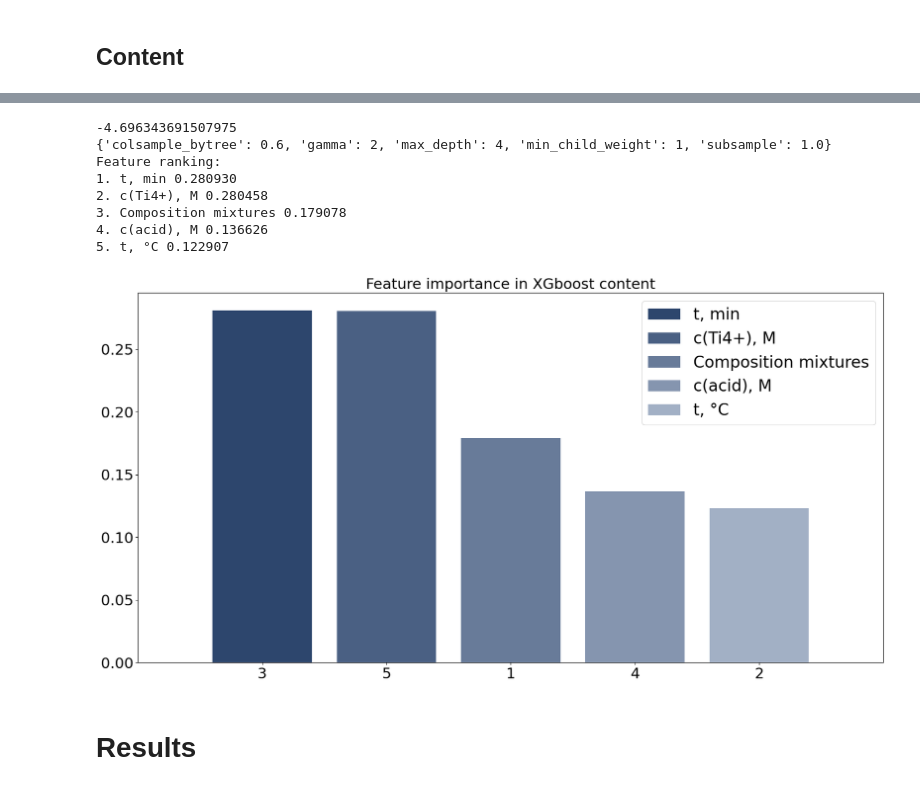
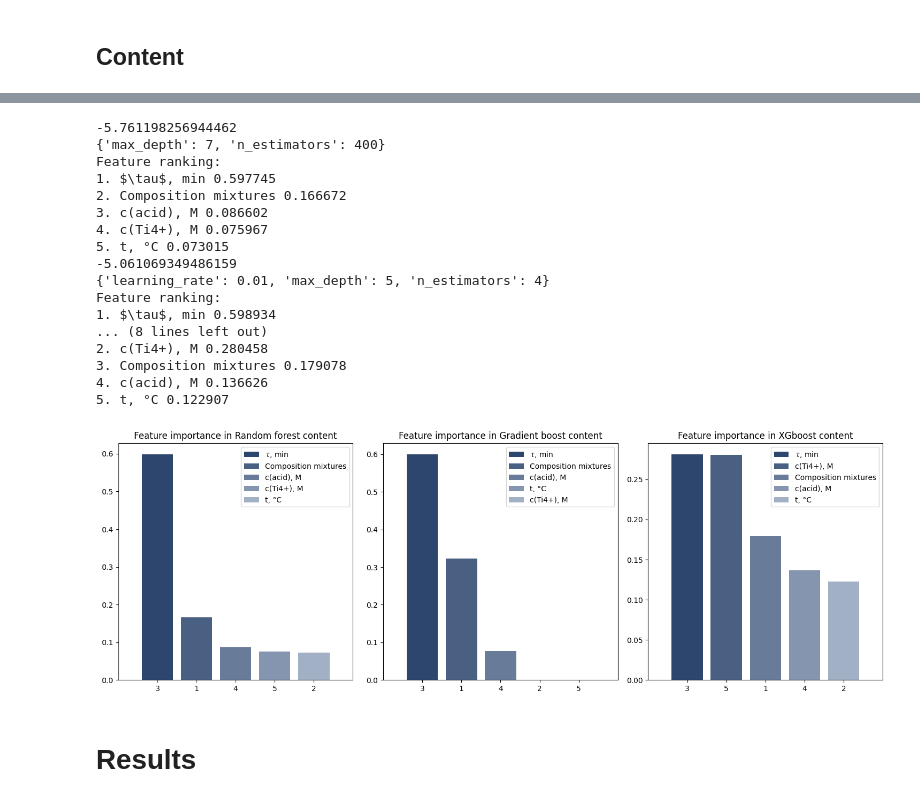
Before and after one commit to Kumokage/ChemML, a Jupyter notebook: notebooks/titane_sole/titane_sole-second_exp.ipynb, the cells around one changed output, grey strips where cells are left out. Drawn from its saved outputs; the diff is of its cells as text; code cells hidden in the pictures.

```diff
--- a/notebooks/titane_sole/titane_sole-second_exp.ipynb
+++ b/notebooks/titane_sole/titane_sole-second_exp.ipynb
@@ -530,15 +499,33 @@ Feature ranking:
-# %%
-draw_xgboost(X, y_content, "content")
-# %% [output]
--4.696343691507975
-{'colsample_bytree': 0.6, 'gamma': 2, 'max_depth': 4, 'min_child_weight': 1, 'subsample': 1.0}
-Feature ranking:
-1. t, min 0.280930
-2. с(Ti4+), M 0.280458
-3. Composition mixtures 0.179078
-4. с(acid), M 0.136626
-5. t, °С 0.122907
-[figure, removed]
+# %%
+fig, axes = plt.subplots(
+    ncols=3,
+    nrows=1,
+    figsize=(15, 5),
+)
+fig.tight_layout(pad=1)
+draw_random_forest(X, y_content, "content", ax=axes[0])
+draw_gradient_boosting(X, y_content, "content", ax=axes[1])
+draw_xgboost(X, y_content, "content", ax=axes[2])
+plt.savefig(f'{artifacts_path}_Content.png', format='png', dpi=600, bbox_inches='tight', pad_inches=0)
+# %% [output]
+-5.761198256944462
+{'max_depth': 7, 'n_estimators': 400}
+Feature ranking:
+1. $\tau$, min 0.597745
+2. Composition mixtures 0.166672
+3. с(acid), M 0.086602
+4. с(Ti4+), M 0.075967
+5. t, °С 0.073015
+-5.061069349486159
+{'learning_rate': 0.01, 'max_depth': 5, 'n_estimators': 4}
+Feature ranking:
+1. $\tau$, min 0.598934
+... (8 lines left out)
+2. с(Ti4+), M 0.280458
+3. Composition mixtures 0.179078
+4. с(acid), M 0.136626
+5. t, °С 0.122907
+[figure, added]
 # %% [markdown]
 # Results
 # %%
```
Also changed, not shown: parts of 14 cells of this notebook, 34 other files.
